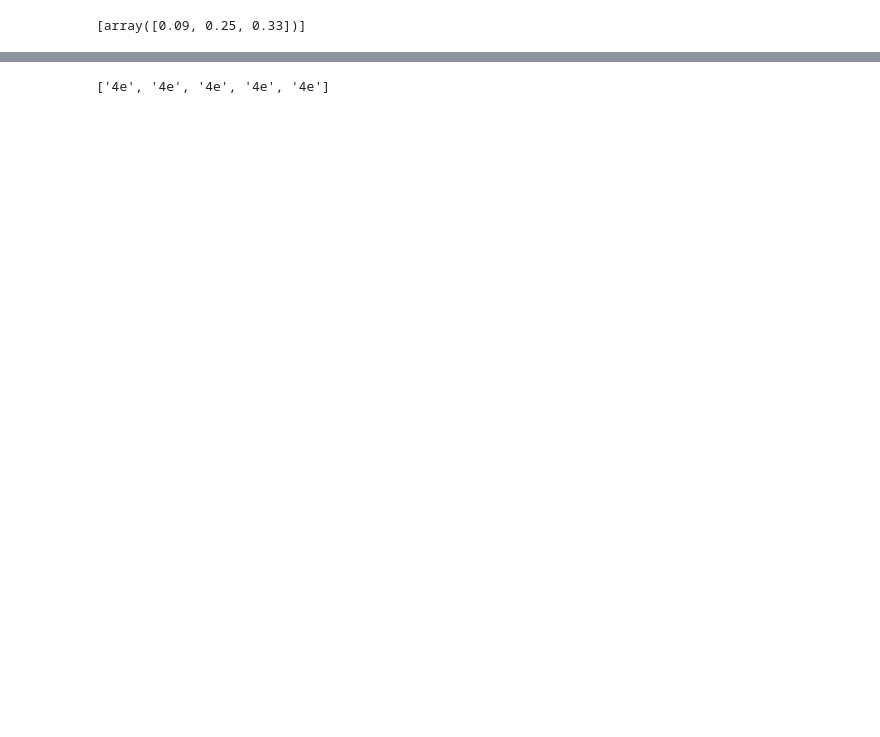
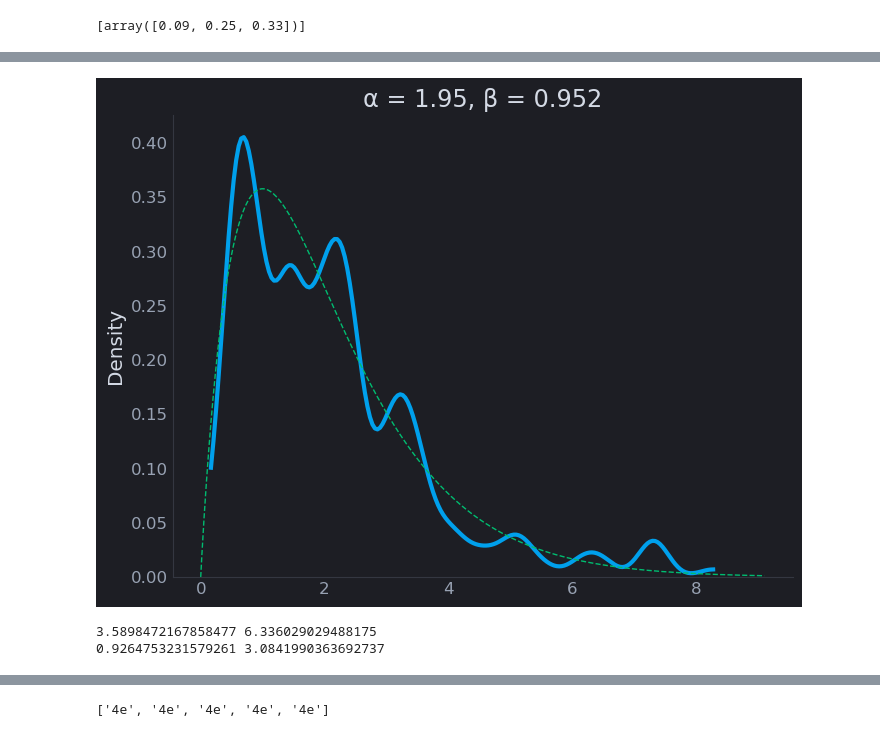
Before and after one commit to nicholas-miklaucic/baysic, a Jupyter notebook: priors.ipynb, the cells around one changed output, grey strips where cells are left out. Drawn from its saved outputs; the diff is of its cells as text; code cells hidden in the pictures; blank space fills up the shorter version.

```diff
--- a/priors.ipynb
+++ b/priors.ipynb
@@ -109,7 +109,6 @@ dir(asu)
 import seaborn as sns
 import rho_plus as rp
 
-theme, cs = rp.mpl_setup(True)
-rp.plotly_setup(True)
-
-sns.displot(dists.min(axis=1))
+IS_DARK = True
+theme, cs = rp.mpl_setup(IS_DARK)
+rp.plotly_setup(IS_DARK)
@@ -192,0 +222,33 @@ use_inf_as_na option is deprecated and will be removed in a future version. Conv
+# %%
+from scipy import stats
+import torch
+from pyro import distributions as dist
+
+kwargs = dict(cut=0, bw=0.15)
+
+y = c / a
+xx = torch.linspace(0, y.max() * 1.1, 1000)
+
+mu = 2.05
+mode = 1.0
+
+beta = 1 / (mu - mode)
+alpha = mu * beta
+yhat = torch.exp(dist.Gamma(alpha, beta).log_prob(xx))
+
+sns.kdeplot(y, **kwargs)
+plt.plot(xx.numpy(), yhat.numpy(), color=cs[1], ls='--', lw=1)
+plt.title(f'α = {alpha:.3}, β = {beta:.3}');
+# %% [output]
+[figure, added]
+# %%
+import numpy as np
+vol = a ** 2 * c
+norm_a = a * (68 / vol) ** (1/3)
+norm_c = c * (68 / vol) ** (1/3)
+
+print(np.mean(norm_a), np.mean(norm_c))
+print(np.std(norm_a), np.std(norm_c))
+# %% [output]
+3.5898472167858477 6.336029029488175
+0.9264753231579261 3.0841990363692737
```
Also changed, not shown: parts of 32 cells of this notebook, 9 other files.
